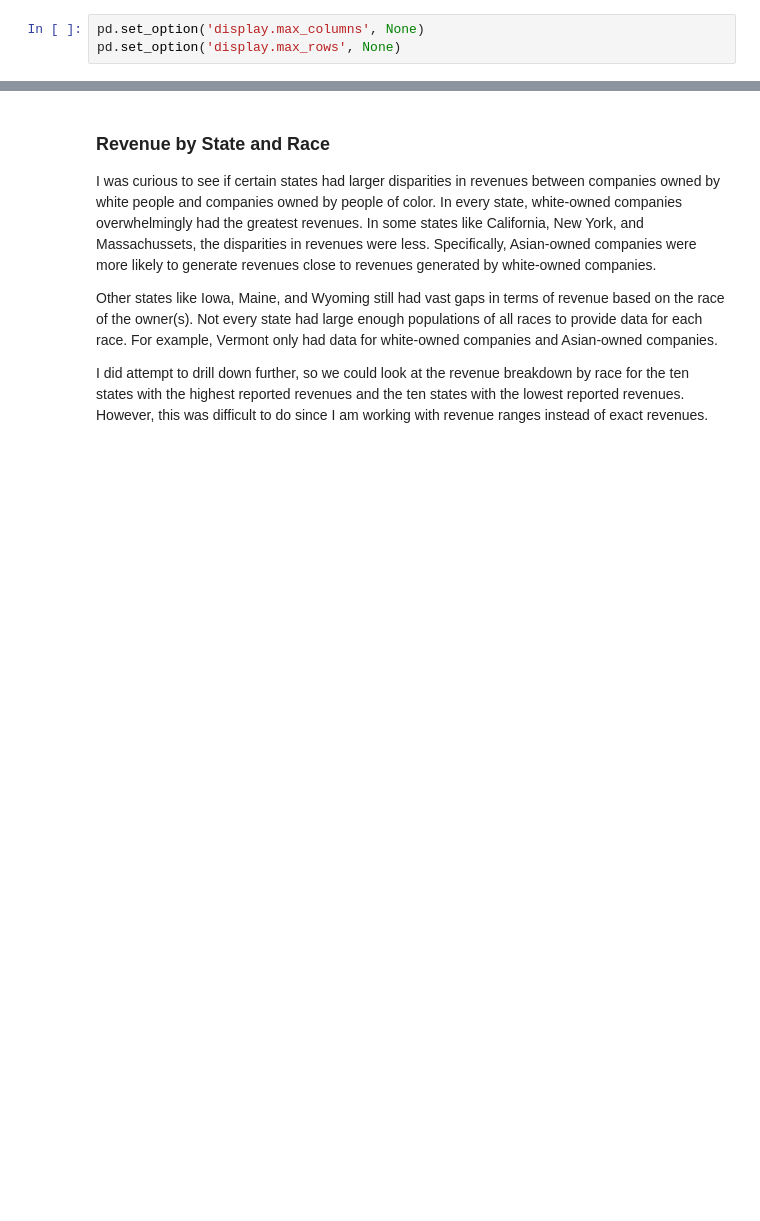
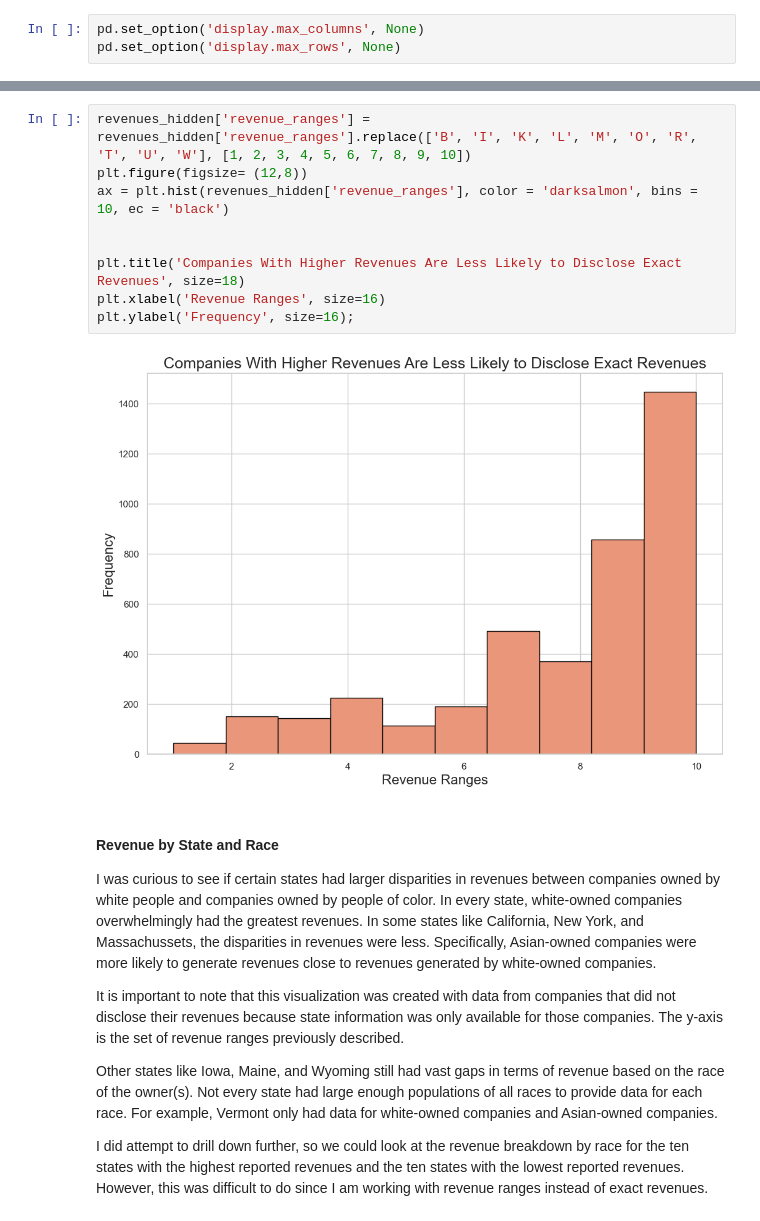
Before and after one commit to CMatador/asmt-8, a Jupyter notebook: viz.ipynb, the cells around one changed output, grey strips where cells are left out. Drawn from its saved outputs; the diff is of its cells as text; blank space fills up the shorter version.

```diff
--- a/viz.ipynb
+++ b/viz.ipynb
@@ -57,7 +65,20 @@ plt.ylabel('Race', size = 12);
+# %%
+revenues_hidden['revenue_ranges'] = revenues_hidden['revenue_ranges'].replace(['B', 'I', 'K', 'L', 'M', 'O', 'R', 'T', 'U', 'W'], [1, 2, 3, 4, 5, 6, 7, 8, 9, 10])
+plt.figure(figsize= (12,8))
+ax = plt.hist(revenues_hidden['revenue_ranges'], color = 'darksalmon', bins = 10, ec = 'black')
+
+
+plt.title('Companies With Higher Revenues Are Less Likely to Disclose Exact Revenues', size=18)
+plt.xlabel('Revenue Ranges', size=16)
+plt.ylabel('Frequency', size=16);
+# %% [output]
+[figure, added]
 # %% [markdown]
-### Revenue by State and Race
+#### Revenue by State and Race
 
 I was curious to see if certain states had larger disparities in revenues between companies owned by white people and companies owned by people of color. In every state, white-owned companies overwhelmingly had the greatest revenues. In some states like California, New York, and Massachussets, the disparities in revenues were less. Specifically, Asian-owned companies were more likely to generate revenues close to revenues generated by white-owned companies.
+
+It is important to note that this visualization was created with data from companies that did not disclose their revenues because state information was only available for those companies. The y-axis is the set of revenue ranges previously described.
 
 Other states like Iowa, Maine, and Wyoming still had vast gaps in terms of revenue based on the race of the owner(s). Not every state had large enough populations of all races to provide data for each race. For example, Vermont only had data for white-owned companies and Asian-owned companies.
 
```
Also changed, not shown: parts of 10 cells of this notebook.
